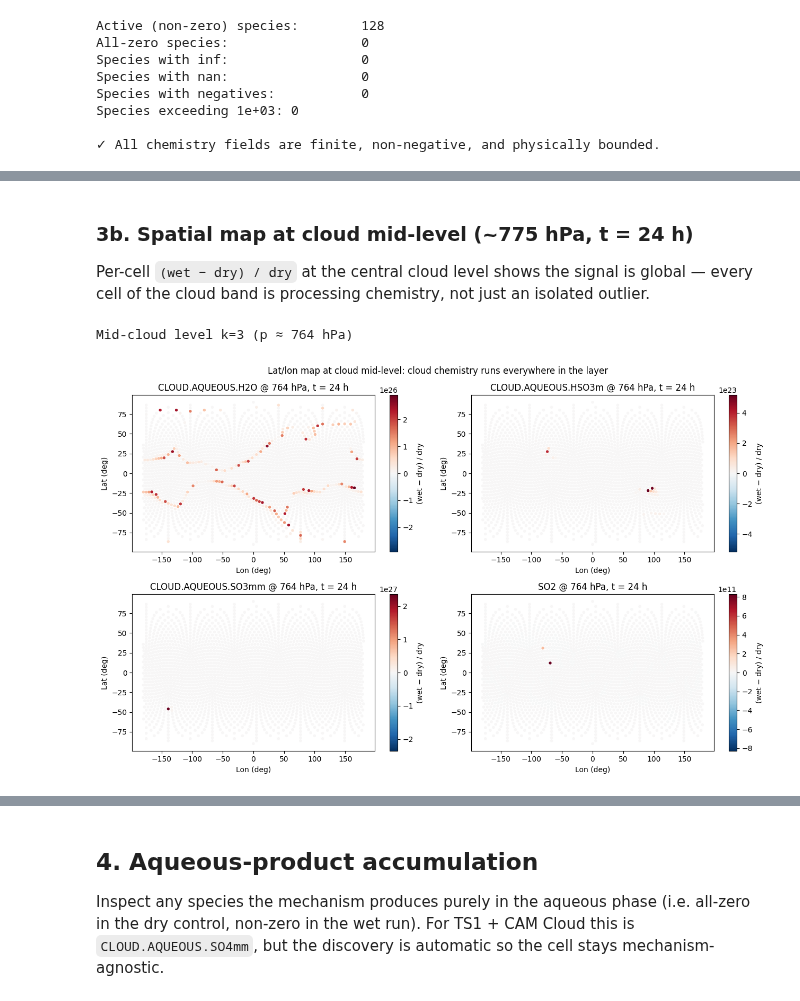
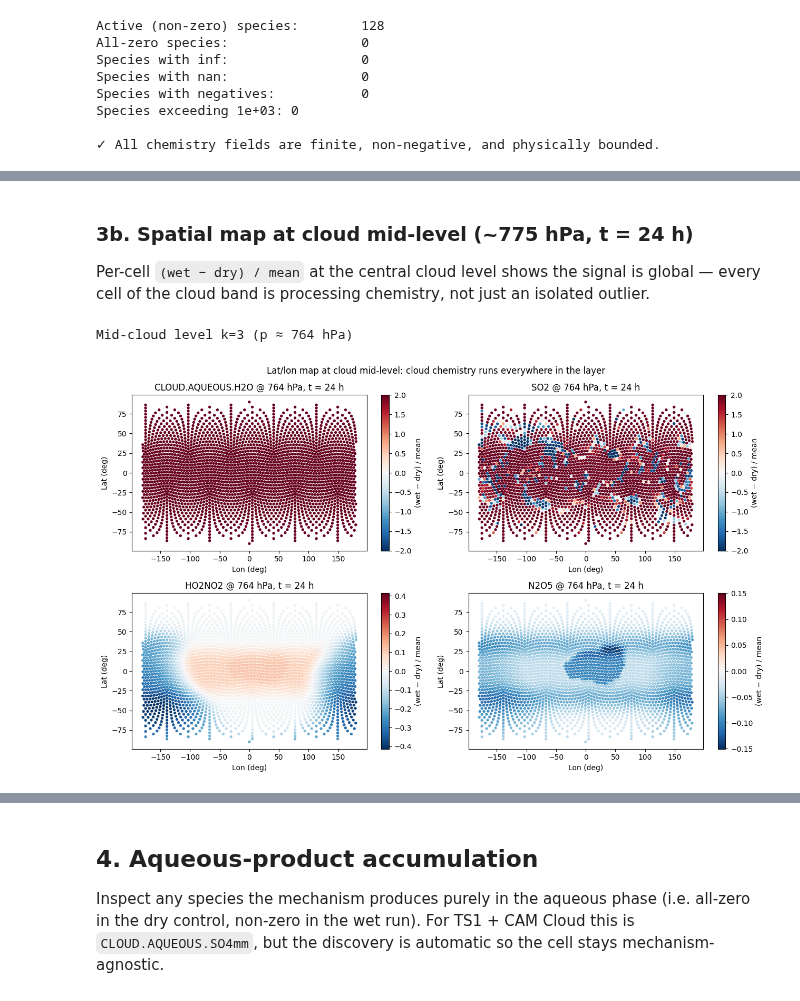
Before and after one commit to mattldawson/MPAS-Model, a Jupyter notebook: verification/phase08_cloud_chemistry.ipynb, the cells around one changed output, grey strips where cells are left out. Cells and saved outputs as stored; diff of their text form; code cells hidden in the pictures.

```diff
--- a/verification/phase08_cloud_chemistry.ipynb
+++ b/verification/phase08_cloud_chemistry.ipynb
@@ -273,9 +290,9 @@ of cloud water on every species.
 # %%
 # Pick the species automatically: among 3-D chemistry vars present in both
 # files, rank by max in-cloud |wet - dry| normalized by the species'
-# *peak* magnitude (max of dry across the whole field). Using max rather
-# than median avoids being polluted by the MICM positivity floor (~1e-30),
-# which would inflate ratios to absurd values for trace species.
+# *peak mean* magnitude (max of (wet+dry)/2 across the whole field). Using
+# the mean peak rather than just dry avoids inflating ratios for species
+# where the dry run is near zero.
 shared_vars = [v for v in chem_vars if v in ds_dry.variables]
 
 REL_DIFF_THRESH = 0.01  # > 1% of peak abundance perturbed in-cloud
@@ -286,7 +303,7 @@ with np.errstate(invalid='ignore'):
         dry_t = np.asarray(ds_dry[v][-1])
         wet_p = np.average(wet_t, weights=area, axis=0)
         dry_p = np.average(dry_t, weights=area, axis=0)
-        peak = float(dry_t.max())
+        peak = float(((wet_t + dry_t) / 2.0).max())
         if peak <= 0.0:
             continue
         in_band_max = float(np.abs(wet_p[in_cloud] - dry_p[in_cloud]).max())
@@ -295,9 +312,9 @@ with np.errstate(invalid='ignore'):
             affected.append((v, rel))
 
 affected.sort(key=lambda t: -t[1])
-print(f'Species with in-cloud |Δ|/peak > {REL_DIFF_THRESH:.0%}: {len(affected)}')
+print(f'Species with in-cloud |Δ|/peak_mean > {REL_DIFF_THRESH:.0%}: {len(affected)}')
 for name, mx in affected[:12]:
-    print(f'  {name:30s} in-cloud max |Δ| / max(dry) = {mx:7.4f}')
+    print(f'  {name:30s} in-cloud max |Δ| / max(mean) = {mx:7.4f}')
 
 assert len(affected) >= 1, (
     'Cloud chemistry produced no in-cloud species-level signal vs. dry control — '
@@ -334,7 +363,8 @@ def time_pressure_relative_diff(ds_w, ds_d, varname, area_w):
         for k in range(nL):
             w = np.average(wet[t, :, k], weights=area_w)
             d = np.average(dry[t, :, k], weights=area_w)
-            out[t, k] = (w - d) / d if abs(d) > 1e-30 else 0.0
+            mean = (w + d) / 2.0
+            out[t, k] = (w - d) / mean if abs(mean) > 1e-30 else 0.0
     return out
 
 hours = np.linspace(0, 24, nTimes) if nTimes > 1 else np.array([0.0])
@@ -351,12 +381,12 @@ for ax, vname in zip(axes.flat, TOP_VARS):
     ax.invert_yaxis()
     ax.axhline(CLOUD_TOP_HPA, color='black', linestyle='--', linewidth=1)
     ax.axhline(CLOUD_BOT_HPA, color='black', linestyle='--', linewidth=1)
-    ax.set_title(f'{vname}   (max |Δ|/dry = {np.abs(rd).max():.2e})')
+    ax.set_title(f'{vname}   (max |Δ|/mean = {np.abs(rd).max():.2e})')
     ax.set_xlabel('Time (h)'); ax.set_ylabel('Pressure (hPa)')
-    fig.colorbar(im, ax=ax, label='(wet − dry) / dry')
+    fig.colorbar(im, ax=ax, label='(wet − dry) / mean')
 for ax in axes.flat[len(TOP_VARS):]:
     ax.set_visible(False)
-fig.suptitle('Cloud-chemistry signal: (wet − dry) / dry over time\n'
+fig.suptitle('Cloud-chemistry signal: (wet − dry) / mean over time\n'
              'Dashed lines = prescribed cloud layer (700–850 hPa)')
 fig.tight_layout(); plt.show()
 # %% [output]
@@ -364,34 +522,35 @@ fig.tight_layout(); plt.show()
 # %% [markdown]
 ### 3b. Spatial map at cloud mid-level (~775 hPa, t = 24 h)
 
-Per-cell `(wet − dry) / dry` at the central cloud level shows the signal
+Per-cell `(wet − dry) / mean` at the central cloud level shows the signal
 is global — every cell of the cloud band is processing chemistry, not just
 an isolated outlier.
 # %%
 k_mid = int(np.argmin(np.abs(p_profile_hPa - 775.0)))
 print(f'Mid-cloud level k={k_mid} (p ≈ {p_profile_hPa[k_mid]:.0f} hPa)')
 
 ncols = min(2, len(TOP_VARS))
 nrows = (len(TOP_VARS) + ncols - 1) // ncols
 fig, axes = plt.subplots(nrows, ncols, figsize=(6.5 * ncols, 4.0 * nrows),
                          squeeze=False)
 
 for ax, vname in zip(axes.flat, TOP_VARS):
-    wet_f = ds_wet[vname][-1, :, k_mid]
-    dry_f = ds_dry[vname][-1, :, k_mid]
-    safe = dry_f > 1e-30
+    wet_f = np.asarray(ds_wet[vname][-1, :, k_mid], dtype=float)
+    dry_f = np.asarray(ds_dry[vname][-1, :, k_mid], dtype=float)
+    mean_f = (wet_f + dry_f) / 2.0
+    safe = mean_f > 1e-30
     rd = np.zeros_like(wet_f)
-    rd[safe] = (wet_f[safe] - dry_f[safe]) / dry_f[safe]
+    rd[safe] = (wet_f[safe] - dry_f[safe]) / mean_f[safe]
     vmax = max(np.abs(rd).max(), 1e-12)
     sc = ax.scatter(lon, lat, c=rd, cmap='RdBu_r',
                     vmin=-vmax, vmax=vmax, s=8)
     ax.set_title(f'{vname} @ {p_profile_hPa[k_mid]:.0f} hPa, t = 24 h')
     ax.set_xlabel('Lon (deg)'); ax.set_ylabel('Lat (deg)')
-    fig.colorbar(sc, ax=ax, label='(wet − dry) / dry')
+    fig.colorbar(sc, ax=ax, label='(wet − dry) / mean')
 for ax in axes.flat[len(TOP_VARS):]:
     ax.set_visible(False)
 fig.suptitle('Lat/lon map at cloud mid-level: cloud chemistry runs everywhere in the layer')
 fig.tight_layout(); plt.show()
 # %% [output]
 Mid-cloud level k=3 (p ≈ 764 hPa)
-[figure, old version]
+[figure, new version]
```
Also changed, not shown: parts of 12 cells of this notebook.
